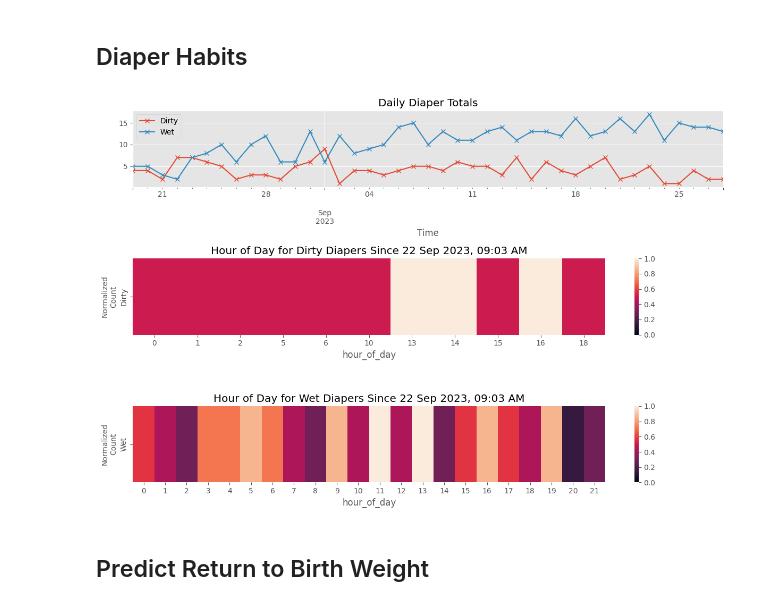
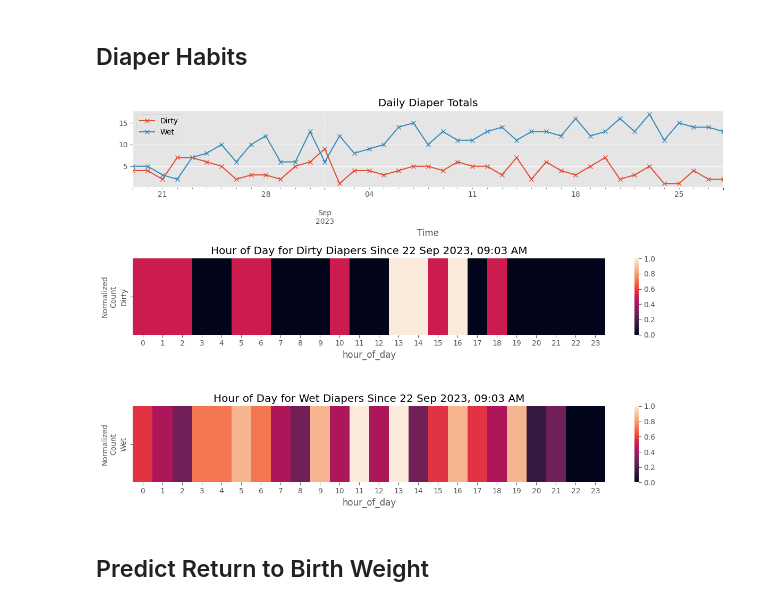
Before and after one commit to jgalloway42/andrews_baby_tracker, a Jupyter notebook: notebooks/andrews_data.ipynb, the cells around one changed output. Saved outputs shown, nothing was run; the diff lists cells and outputs as text; code cells hidden in the pictures.

```diff
--- a/notebooks/andrews_data.ipynb
+++ b/notebooks/andrews_data.ipynb
@@ -41,20 +41,21 @@ start_date,analysis_flt = get_recent_filter(diaper_df)
 # %%
 f,axes = plt.subplots(nrows=3,ncols=1,figsize=(12,8))
 axes = axes.ravel()
 ax = diaper_df[['Dirty','Wet']].resample('D').sum().iloc[:-1].plot(marker='x',ax=axes[0])
 ax.set_title('Daily Diaper Totals')
 for ax,status in zip(axes[1:],['Dirty','Wet']):
     tdf = diaper_df.loc[analysis_flt]
     tdf = tdf[tdf.Status == status].groupby('hour_of_day').sum().iloc[:-1]
     tdf[status] = tdf[status]/tdf[status].abs().max()
+    tdf = tdf.reindex(list(range(0,24)),fill_value=0)
     ax = sns.heatmap(data=tdf[[status]].transpose(),vmin=0,vmax=1,ax=ax)
     ax.set_ylabel('Normalized\nCount',fontsize=10)
     s = datetime.strftime(start_date,'%d %b %Y, %I:%M %p')
     ax.set_title(f'Hour of Day for {status} Diapers Since {s}')
 plt.tight_layout()
 plt.savefig(os.path.join(figure_path,'diapers.png'))
 # %% [output]
-[figure, old version]
+[figure, new version]
 # %% [markdown]
 ## Predict Return to Birth Weight
 # %%
```
Also changed, not shown: parts of 1 cell of this notebook, 1 other file.
